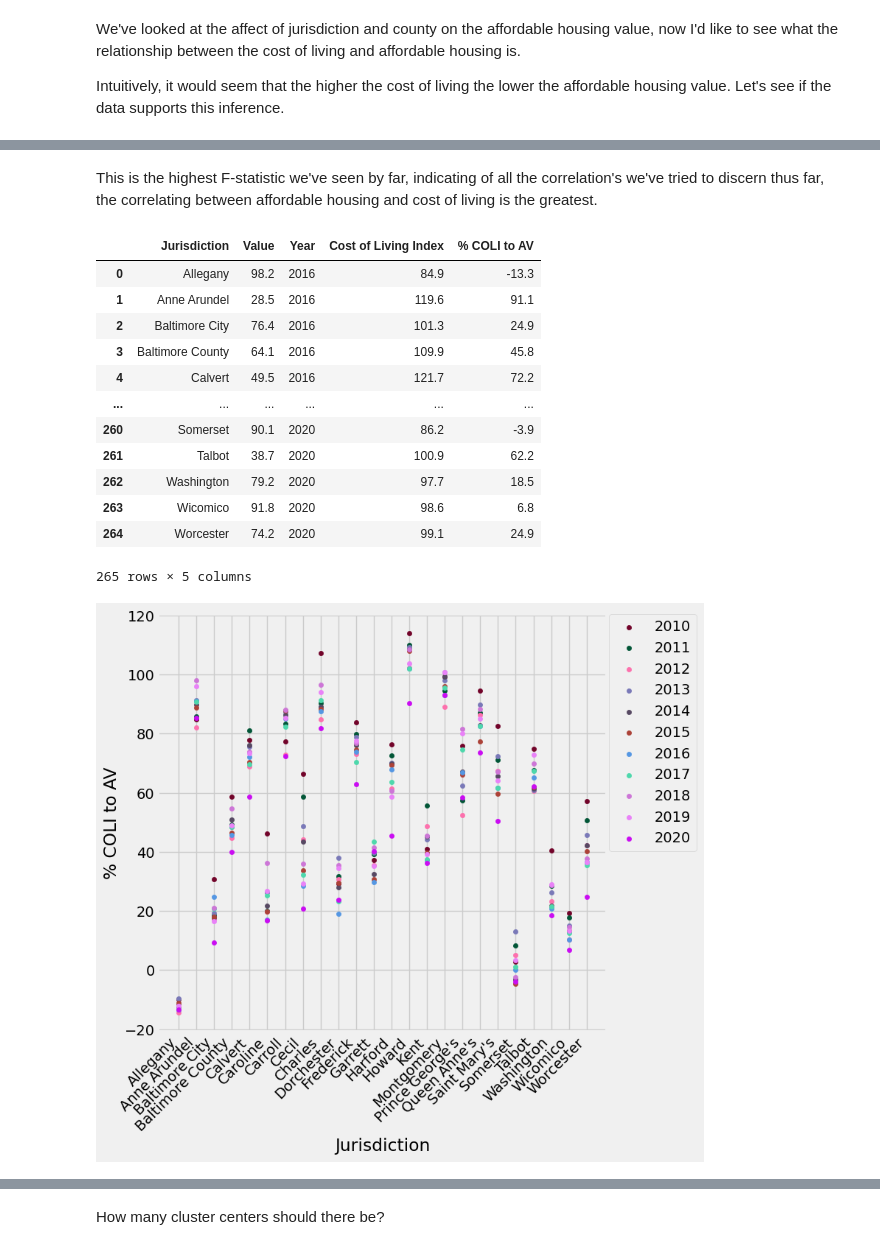
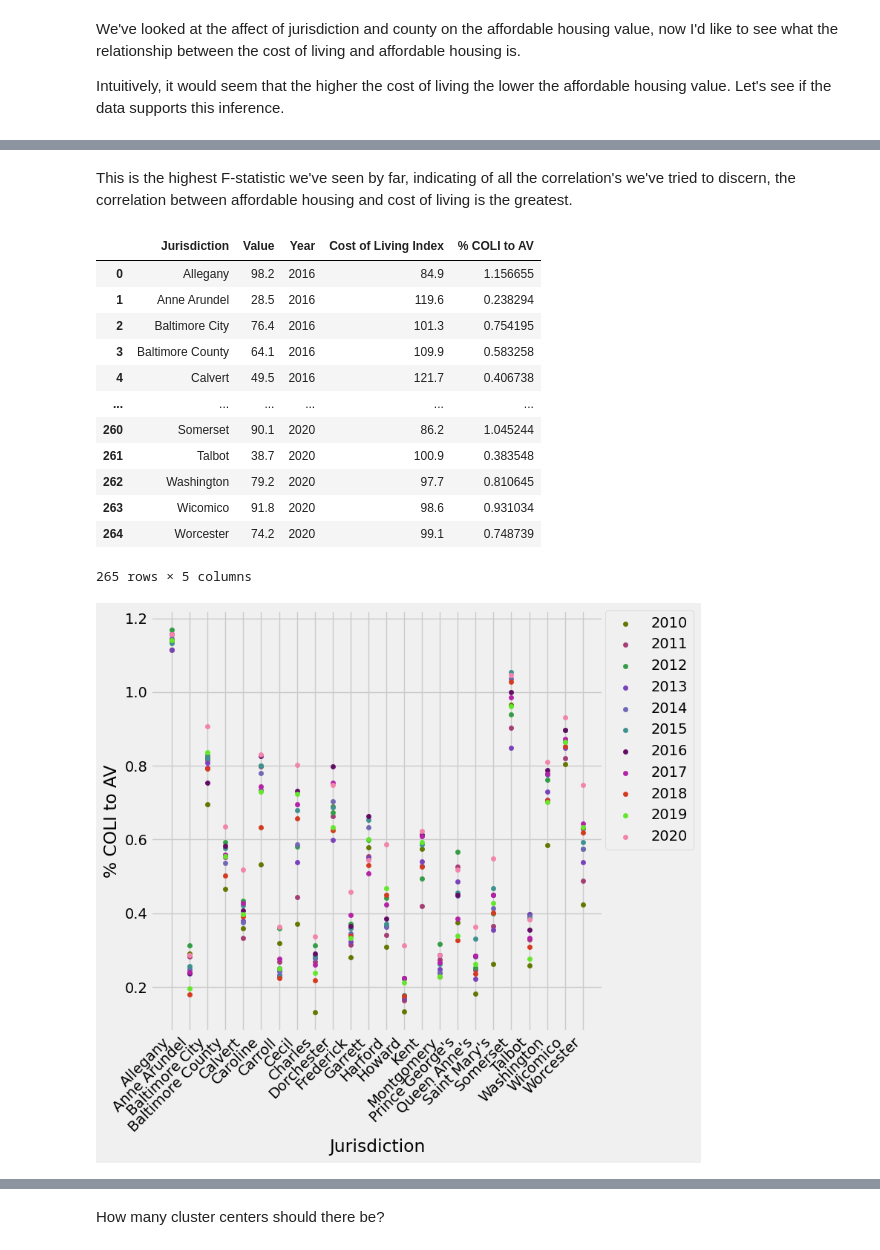
Before and after one commit to mgammi/Personal-Projects, a Jupyter notebook: MachineLearning/implementation.ipynb, the cells around one changed output, grey strips where cells are left out. Saved outputs shown, nothing was run; the diff lists cells and outputs as text; code cells hidden in the pictures.

```diff
--- a/MachineLearning/implementation.ipynb
+++ b/MachineLearning/implementation.ipynb
@@ -368,24 +380,25 @@ Covariance Type:            nonrobust
 Notes:
 [1] Standard Errors assume that the covariance matrix of the errors is correctly specified.
 # %% [markdown]
-This is the highest F-statistic we've seen by far, indicating of all the correlation's we've tried to discern thus far, the correlating between affordable housing and cost of living is the greatest.
+This is the highest F-statistic we've seen by far, indicating of all the correlation's we've tried to discern, the correlation between affordable housing and cost of living is the greatest.
 # %%
-# ratio Cost of Living to Affordable Value
-table2["% COLI to AV"] = table2["Cost of Living Index"] - table2["Value"]
+# ratio of Cost of Living to Affordable Value
+table2["% COLI to AV"] = table2["Value"]  / table2["Cost of Living Index"]
+# I dont think is the best way to get the ratio
 table2
 # %% [output]
 |  | Jurisdiction | Value | Year | Cost of Living Index | % COLI to AV |
-| 0 | Allegany | 98.2 | 2016 | 84.9 | -13.3 |
-| 1 | Anne Arundel | 28.5 | 2016 | 119.6 | 91.1 |
-| 2 | Baltimore City | 76.4 | 2016 | 101.3 | 24.9 |
-| 3 | Baltimore County | 64.1 | 2016 | 109.9 | 45.8 |
-| 4 | Calvert | 49.5 | 2016 | 121.7 | 72.2 |
+| 0 | Allegany | 98.2 | 2016 | 84.9 | 1.156655 |
+| 1 | Anne Arundel | 28.5 | 2016 | 119.6 | 0.238294 |
+| 2 | Baltimore City | 76.4 | 2016 | 101.3 | 0.754195 |
+| 3 | Baltimore County | 64.1 | 2016 | 109.9 | 0.583258 |
+| 4 | Calvert | 49.5 | 2016 | 121.7 | 0.406738 |
 | ... | ... | ... | ... | ... | ... |
-| 260 | Somerset | 90.1 | 2020 | 86.2 | -3.9 |
-| 261 | Talbot | 38.7 | 2020 | 100.9 | 62.2 |
-| 262 | Washington | 79.2 | 2020 | 97.7 | 18.5 |
-| 263 | Wicomico | 91.8 | 2020 | 98.6 | 6.8 |
-| 264 | Worcester | 74.2 | 2020 | 99.1 | 24.9 |
+| 260 | Somerset | 90.1 | 2020 | 86.2 | 1.045244 |
+| 261 | Talbot | 38.7 | 2020 | 100.9 | 0.383548 |
+| 262 | Washington | 79.2 | 2020 | 97.7 | 0.810645 |
+| 263 | Wicomico | 91.8 | 2020 | 98.6 | 0.931034 |
+| 264 | Worcester | 74.2 | 2020 | 99.1 | 0.748739 |
 265 rows × 5 columns
 # %%
 grouped = table2.groupby(['Year'])
@@ -401,7 +414,7 @@ plt.xticks(rotation = 45, ha = 'right')
 plt.legend(bbox_to_anchor = (1.2, 1) ,loc = "upper right", borderaxespad = 0)
 plt.show()
 # %% [output]
-[figure, old version]
+[figure, new version]
 # %% [markdown]
 ## Machine Learning
 
```
Also changed, not shown: parts of 25 cells of this notebook, 2 other files.
